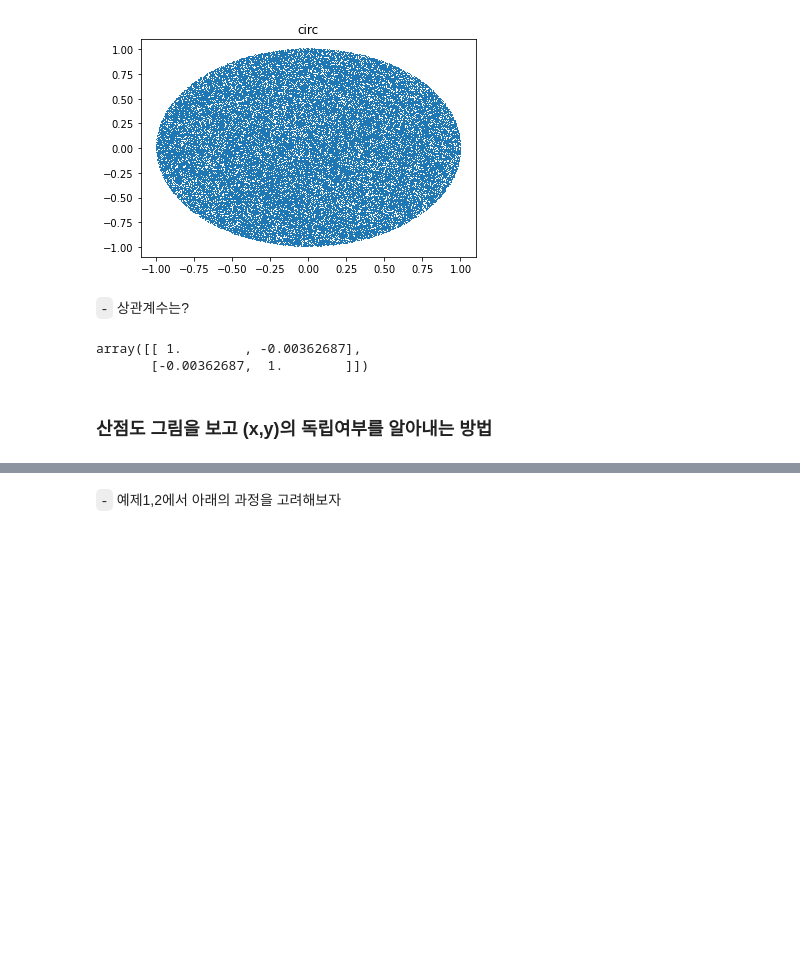
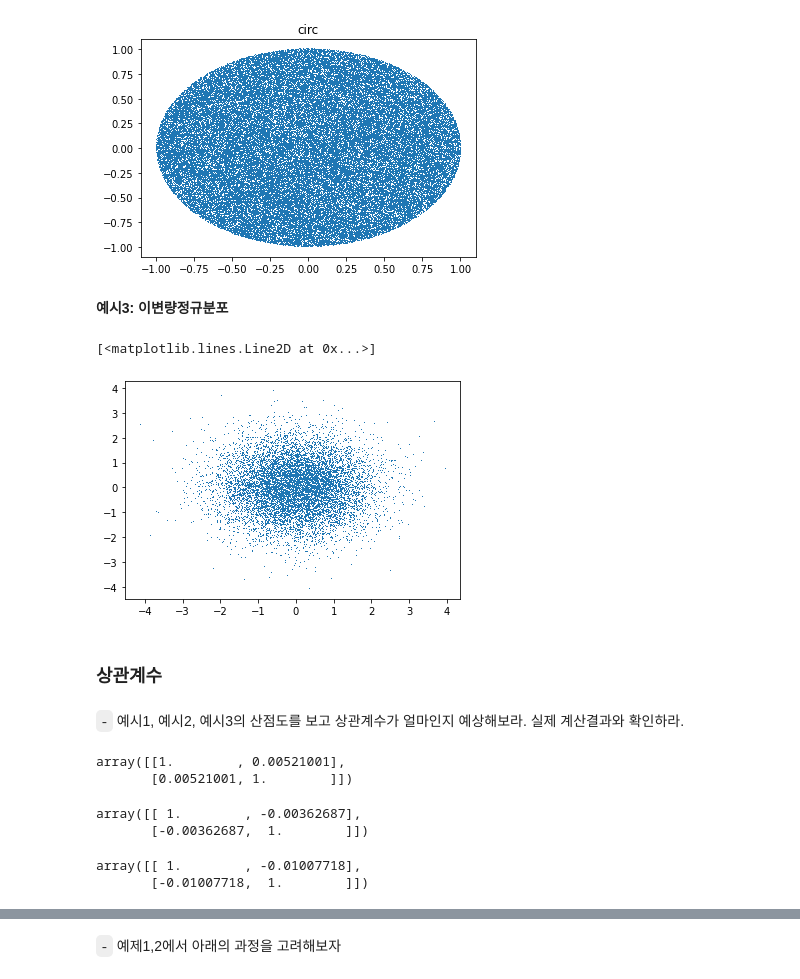
Before and after one commit to guebin/DV2022_backup, a Jupyter notebook: _notebooks/draft.ipynb, the cells around one changed output, grey strips where cells are left out. Cells and saved outputs as stored; diff of their text form; code cells hidden in the pictures; blank space fills up the shorter version.

```diff
--- a/_notebooks/draft.ipynb
+++ b/_notebooks/draft.ipynb
@@ -57,12 +62,33 @@ plt.title('circ')
 # %% [output]
 Text(0.5, 1.0, 'circ')
 [figure]
-# %% [markdown]
-`-` 상관계수는?
-# %%
-np.corrcoef(x2,y2)
-# %% [output]
-array([[ 1.        , -0.00362687],
-       [-0.00362687,  1.        ]])
-# %% [markdown]
-### 산점도 그림을 보고 (x,y)의 독립여부를 알아내는 방법
+# %% [markdown]
+**예시3: 이변량정규분포**
+# %%
+np.random.seed(43052)
+x3=np.random.normal(size=10000)
+y3=np.random.normal(size=10000)
+# %%
+plt.plot(x3,y3,',')
+# %% [output]
+[<matplotlib.lines.Line2D at 0x...>]
+[figure]
+# %% [markdown]
+### 상관계수
+# %% [markdown]
+`-` 예시1, 예시2, 예시3의 산점도를 보고 상관계수가 얼마인지 예상해보라. 실제 계산결과와 확인하라.
+# %%
+np.corrcoef(x1,y1)
+# %% [output]
+array([[1.        , 0.00521001],
+       [0.00521001, 1.        ]])
+# %%
+np.corrcoef(x2,y2)
+# %% [output]
+array([[ 1.        , -0.00362687],
+       [-0.00362687,  1.        ]])
+# %%
+np.corrcoef(x3,y3)
+# %% [output]
+array([[ 1.        , -0.01007718],
+       [-0.01007718,  1.        ]])
```
Also changed, not shown: parts of 23 cells of this notebook, 1 other file.
